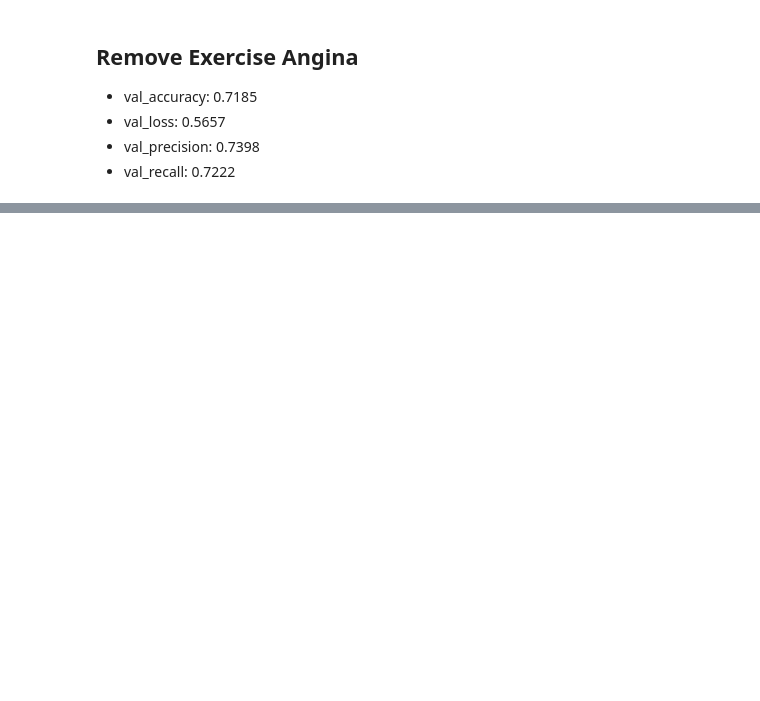
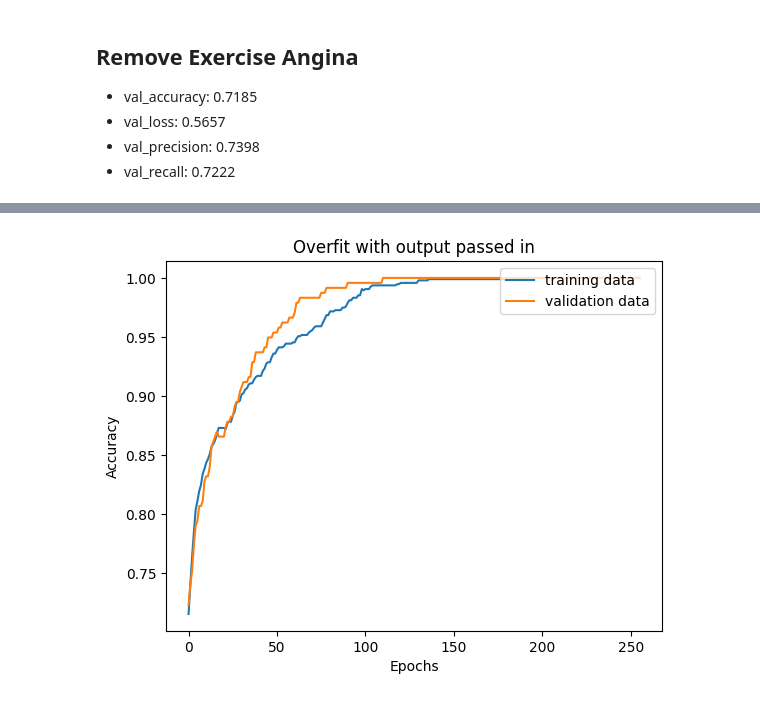
Before and after one commit to Alexander-Garcia/FNN-AI-Final, a Jupyter notebook: final_notebook.ipynb, the cells around one changed output, grey strips where cells are left out. Cells and saved outputs as stored; diff of their text form; code cells hidden in the pictures; blank space fills up the shorter version.

```diff
--- a/final_notebook.ipynb
+++ b/final_notebook.ipynb
@@ -1676,0 +1673,7 @@ plot_feature_reduction()
+# %%
+# Do not remove last column here
+XVALIDOUTPUT = np_data[:index_20percent, :]
+YVALID = np_data[:index_20percent, -1]
+
+XTRAINOUTPUT = np_data[index_20percent:, :]
+YTRAIN = np_data[index_20percent:, -1]
@@ -1676,0 +1712,10 @@ plot_feature_reduction()
+# %%
+
+one_output_in_model = Sequential(name="one_output")
+one_output_in_model.add(Input(shape=(XVALIDOUTPUT.shape[1],)))
+one_output_in_model.add(Dense(1, activation='sigmoid'))
+# compile the model
+one_output_in_model.compile(loss='binary_crossentropy', optimizer='rmsprop', metrics=['accuracy', prec, rec])
+
+# fit the model
+one_output_in_history = one_output_in_model.fit(XTRAINOUTPUT, YTRAIN, epochs=256, verbose=1, validation_data=(XVALIDOUTPUT, YVALID))
@@ -1676,0 +1740,10 @@ plot_feature_reduction()
+# %%
+plt.plot(one_output_in_history.history['accuracy'])
+plt.plot(one_output_in_history.history['val_accuracy'])
+plt.ylabel('Accuracy')
+plt.xlabel('Epochs')
+plt.title('Overfit with output passed in')
+plt.legend(['training data', 'validation data'], loc='upper right')
+plt.show()
+# %% [output]
+[figure, added]
```
Also changed, not shown: parts of 55 cells of this notebook, 15 other files.
